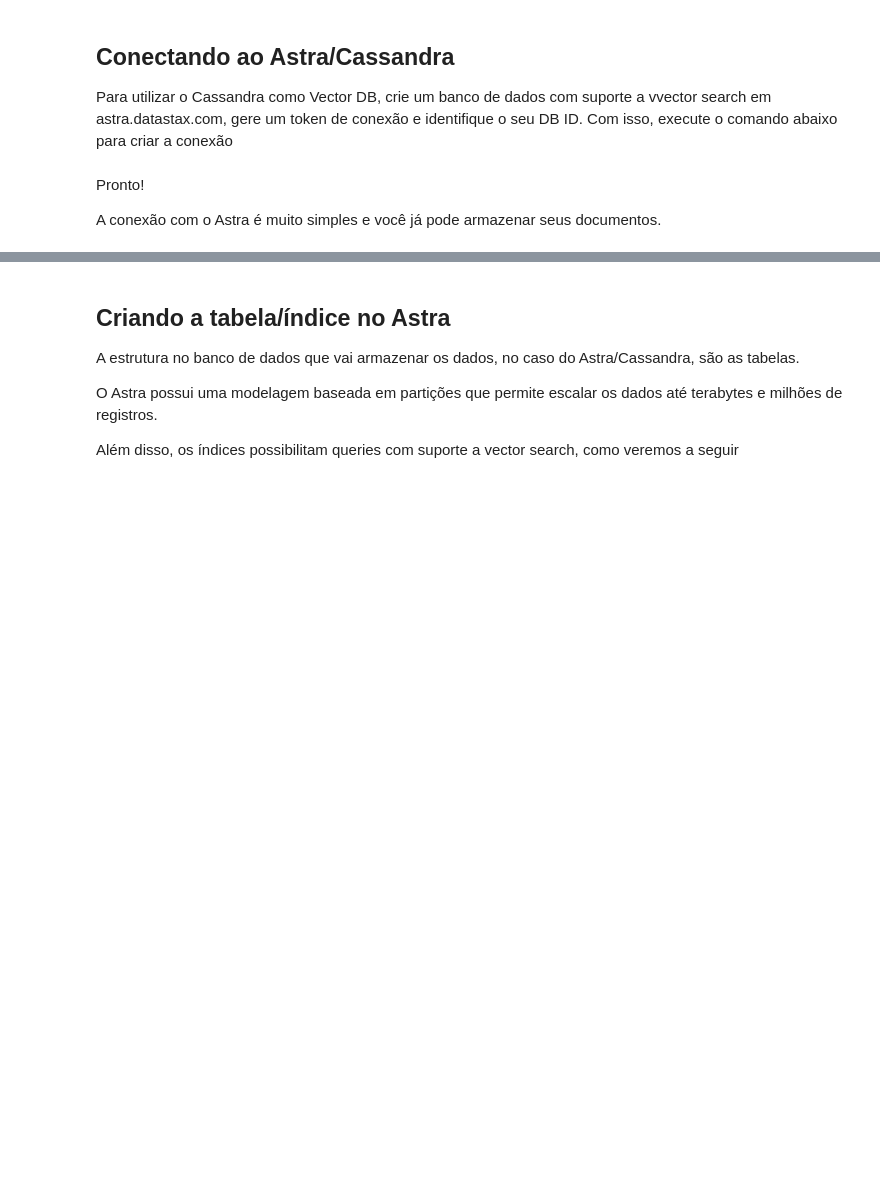
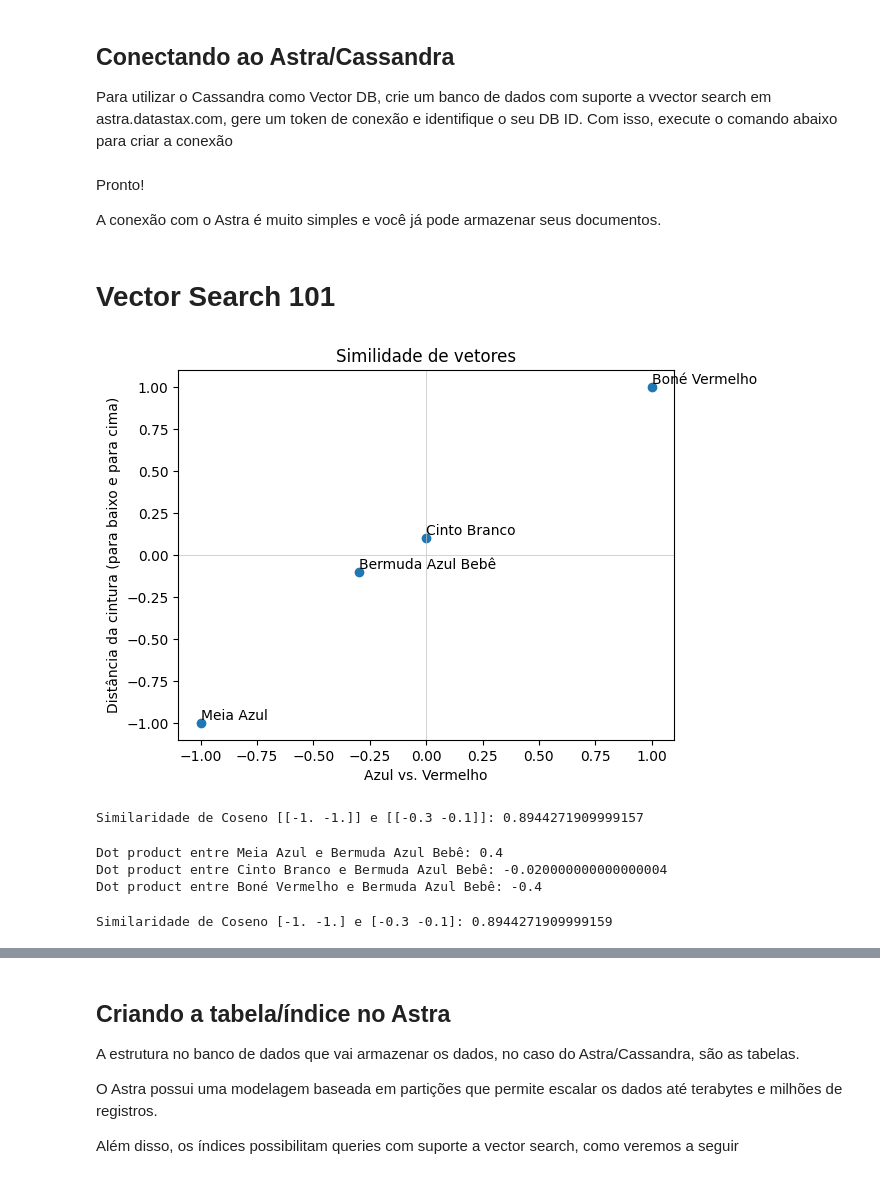
Before and after one commit to smatioli/ia-generativa, a Jupyter notebook: Explicando VectorDBs.ipynb, the cells around one changed output, grey strips where cells are left out. Saved outputs shown, nothing was run; the diff lists cells and outputs as text; code cells hidden in the pictures; blank space fills up the shorter version.

Commit message:
Vector DB

```diff
--- a/Explicando VectorDBs.ipynb
+++ b/Explicando VectorDBs.ipynb
@@ -31,3 +31,69 @@ cassio.init(token=os.environ["ASTRA_DB_APPLICATION_TOKEN"], database_id=os.envir
 Pronto!
 
 A conexão com o Astra é muito simples e você já pode armazenar seus documentos.
+# %% [markdown]
+# Vector Search 101
+# %%
+import matplotlib.pyplot as plt
+import numpy as np
+
+labels = ['Meia Azul',  'Cinto Branco', 'Boné Vermelho', 'Bermuda Azul Bebê']
+data = np.array([[-1, -1],
+                 [0, 0.1],
+                 [1, 1],
+                 [-0.3, -0.1]])
+
+x = data[:, 0].astype(float)
+y = data[:, 1].astype(float)
+plt.scatter(x, y)
+plt.xlabel('Azul vs. Vermelho')
+plt.ylabel('Distância da cintura (para baixo e para cima)')
+for i, name in enumerate(labels):
+    plt.text(x[i], y[i], name, ha='left', va='bottom')
+
+plt.title('Similidade de vetores')
+plt.axhline(0, color='silver', linewidth=0.5)
+plt.axvline(0, color='silver', linewidth=0.5)
+plt.show()
+# %% [output]
+[figure, added]
+# %%
+from sklearn.metrics.pairwise import cosine_similarity
+v1 = data[0]
+v2 = data[3]
+v1 = v1.reshape(1, -1)
+v2 = v2.reshape(1, -1)
+cosine_similarity_score = cosine_similarity(v1, v2)
+print(f"Similaridade de Coseno {v1} e {v2}:", cosine_similarity_score[0][0])
+# %% [output]
+Similaridade de Coseno [[-1. -1.]] e [[-0.3 -0.1]]: 0.8944271909999157
+# %%
+# Distância Dot Product
+
+referencia = np.array(data[3]).astype(float)
+
+dot_products = []
+for ix, row in enumerate(data[0:3]):
+    coordinates = row.astype(float)
+    dot_product = np.dot(coordinates, reference_element)
+    dot_products.append((labels[ix], dot_product))
+
+# sorted_dot_products = sorted(dot_product, key=lambda x: x[1])
+# Print the dot products
+for label, dot_product in dot_products:
+    print(f"Dot product entre {label} e {labels[3]}: {dot_product}")
+# %% [output]
+Dot product entre Meia Azul e Bermuda Azul Bebê: 0.4
+Dot product entre Cinto Branco e Bermuda Azul Bebê: -0.020000000000000004
+Dot product entre Boné Vermelho e Bermuda Azul Bebê: -0.4
+# %%
+v1 = data[0]
+v2 = data[3]
+dot_product = np.dot(v1, v2)
+dot_product
+norm_v1 = np.linalg.norm(v1)
+norm_v2 = np.linalg.norm(v2)
+cosine_similarity = dot_product / (norm_v1 * norm_v2)
+print(f"Similaridade de Coseno {v1} e {v2}:", cosine_similarity)
+# %% [output]
+Similaridade de Coseno [-1. -1.] e [-0.3 -0.1]: 0.8944271909999159
```
Also changed, not shown: parts of 5 cells of this notebook, 2 other files.
